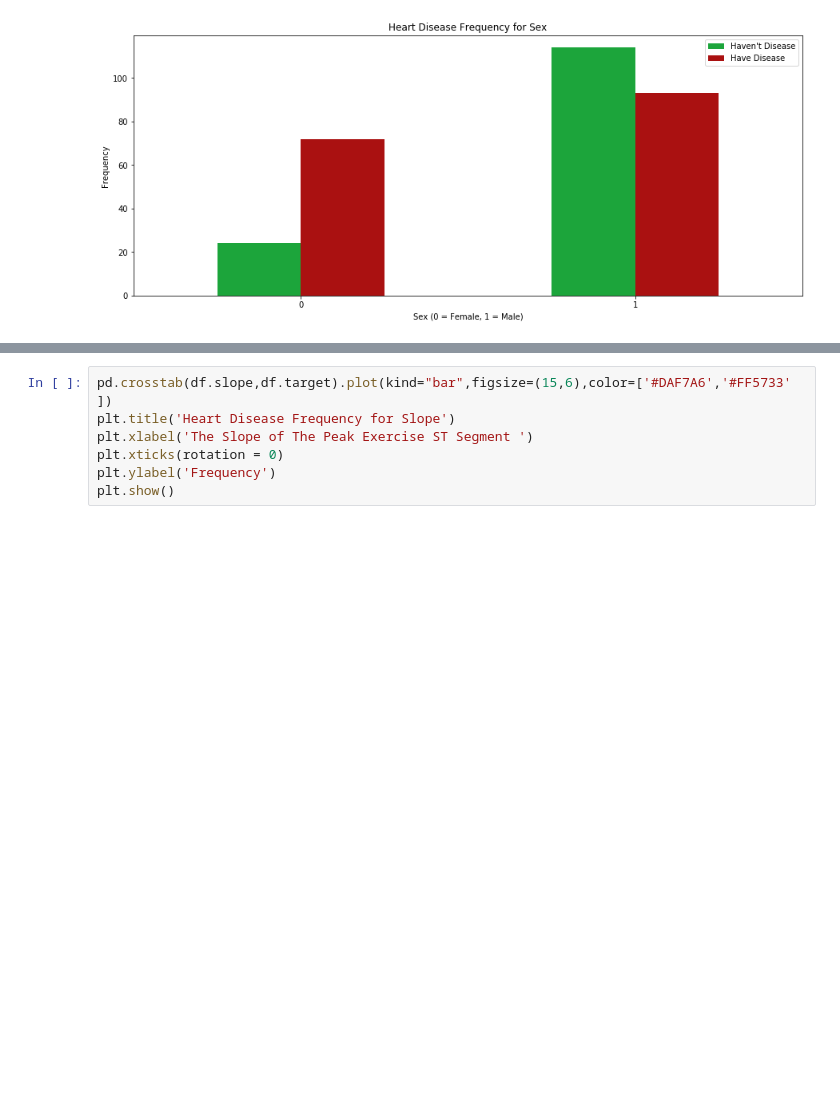
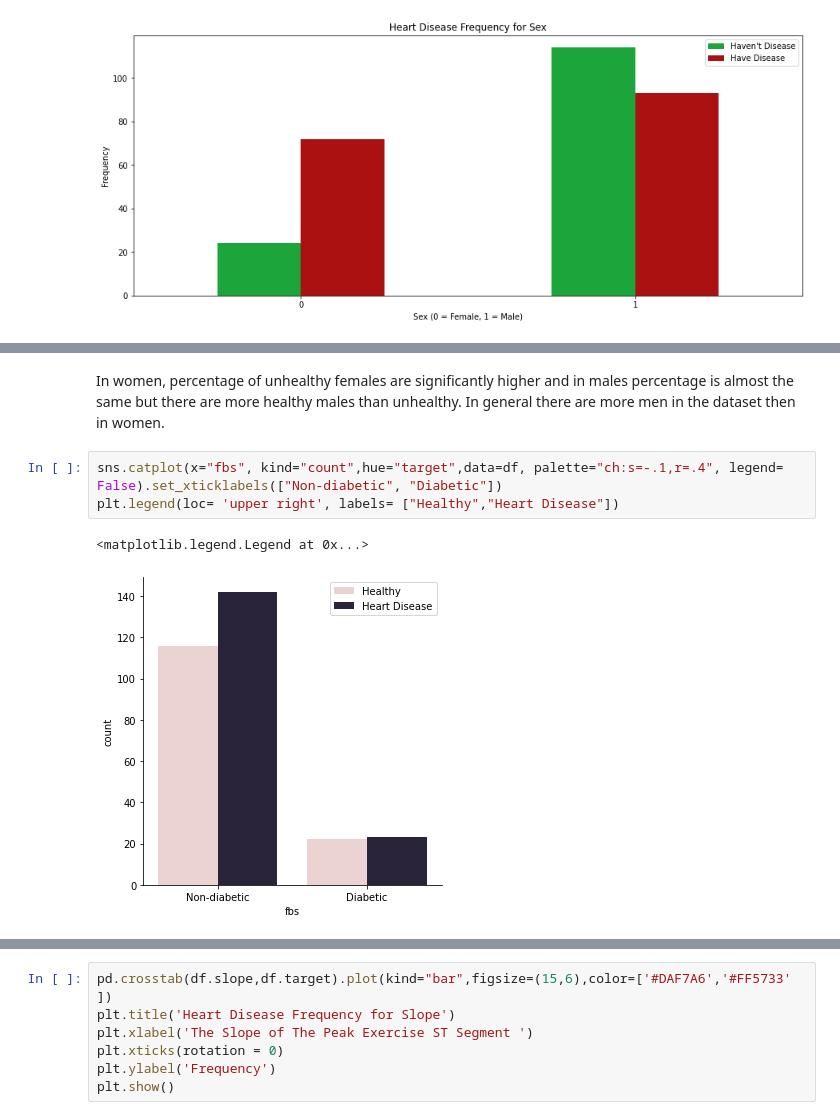
Before and after one commit to paragdudeja/Heart-Disease, a Jupyter notebook: heart.ipynb, the cells around one changed output, grey strips where cells are left out. Saved outputs shown, nothing was run; the diff lists cells and outputs as text; blank space fills up the shorter version.

```diff
--- a/heart.ipynb
+++ b/heart.ipynb
@@ -68,0 +128,8 @@ plt.show()
+# %% [markdown]
+In women, percentage of unhealthy females are significantly higher and in males percentage is almost the same but there are more healthy males than unhealthy. In general there are more men in the dataset then in women.
+# %%
+sns.catplot(x="fbs", kind="count",hue="target",data=df, palette="ch:s=-.1,r=.4", legend= False).set_xticklabels(["Non-diabetic", "Diabetic"])
+plt.legend(loc= 'upper right', labels= ["Healthy","Heart Disease"])
+# %% [output]
+<matplotlib.legend.Legend at 0x...>
+[figure, added]
```
Also changed, not shown: parts of 55 cells of this notebook.
